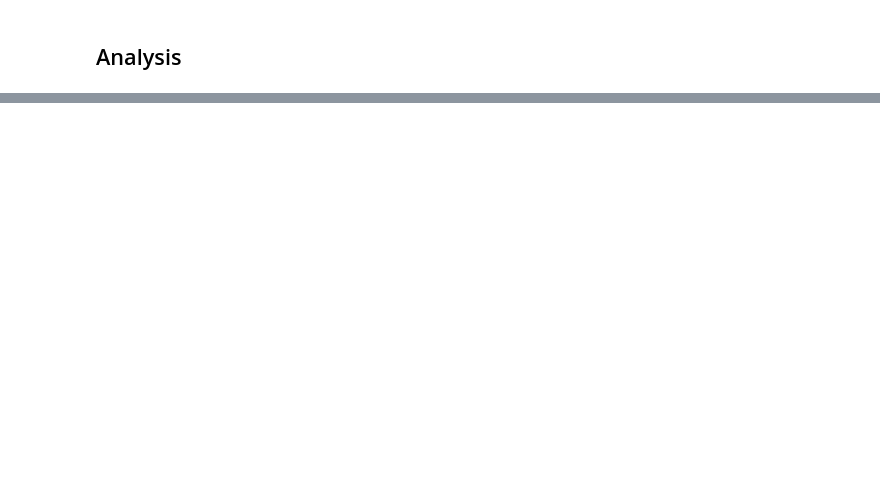
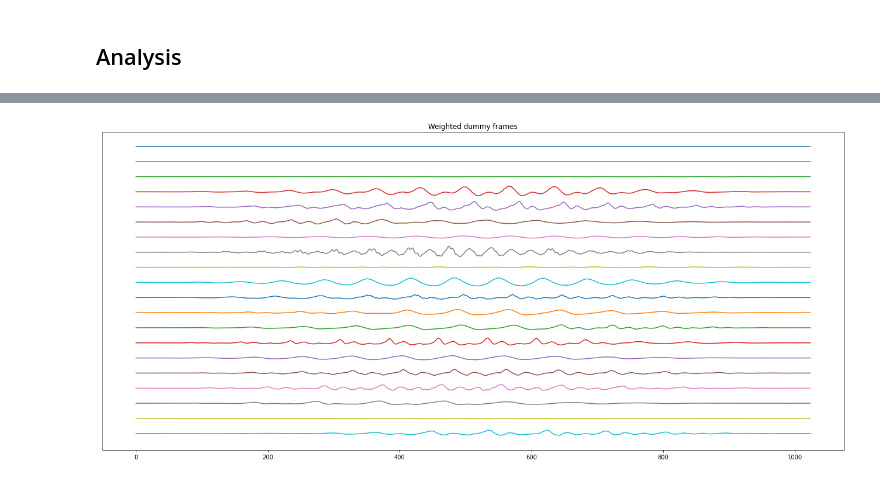
Before and after one commit to timurkakhanovich/ASR, a Jupyter notebook: data_exploration.ipynb, the cells around one changed output, grey strips where cells are left out. Saved outputs shown, nothing was run; the diff lists cells and outputs as text; code cells hidden in the pictures; blank space fills up the shorter version.

```diff
--- a/data_exploration.ipynb
+++ b/data_exploration.ipynb
@@ -123,0 +189,10 @@ len(d)
+# %%
+weighted_dummy_frames = dummy_frames * amplitudes_weights
+# %%
+plt.figure(figsize=(50, 10))
+plt.subplot(122, title=f'Weighted dummy frames', yticks=[])
+for frame_idx, frame in enumerate(weighted_dummy_frames[5:25]):
+    plt.plot(frame + 10 - frame_idx)
+plt.show()
+# %% [output]
+[figure, added]
```
Also changed, not shown: parts of 22 cells of this notebook, 1 other file.
